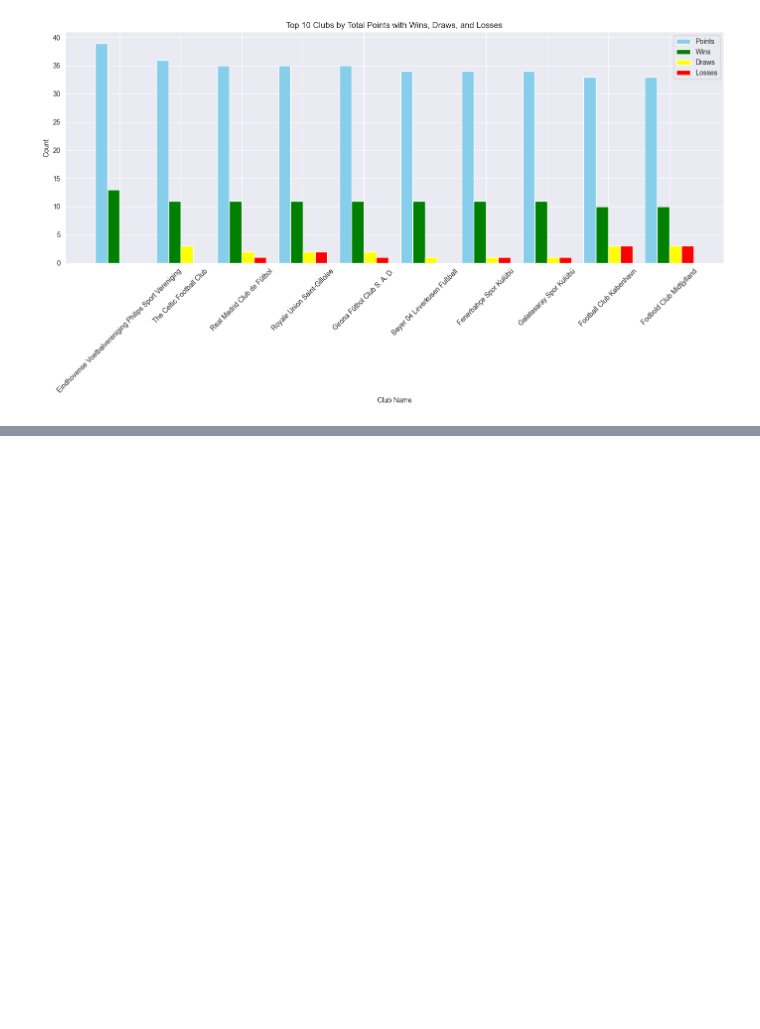
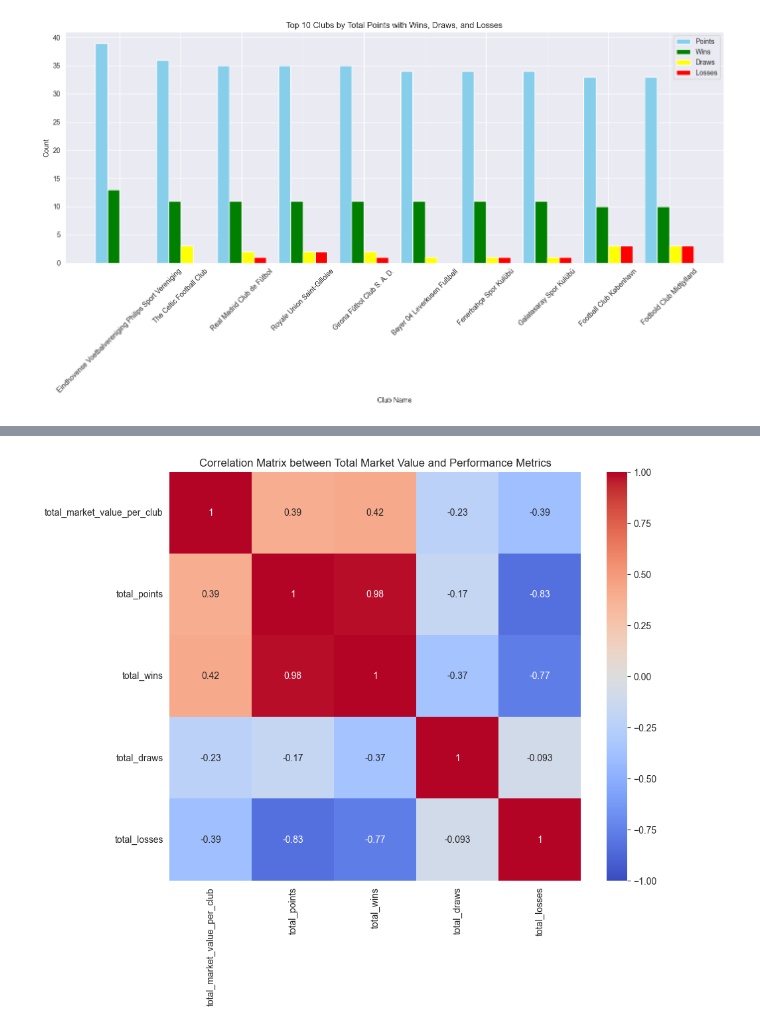
Before and after one commit to BonincontroL/IumTweb_project, a Jupyter notebook: solution/DataAnalysis/JupyterNotebooks/player_valuations.ipynb, the cells around one changed output, grey strips where cells are left out. Cells and saved outputs as stored; diff of their text form; code cells hidden in the pictures; blank space fills up the shorter version.

```diff
--- a/solution/DataAnalysis/JupyterNotebooks/player_valuations.ipynb
+++ b/solution/DataAnalysis/JupyterNotebooks/player_valuations.ipynb
@@ -354,0 +359,11 @@ plt.show()
+# %%
+# Calculate the correlation matrix
+correlation_matrix = mean_market_value_per_club[['total_market_value_per_club', 'total_points', 'total_wins', 'total_draws', 'total_losses']].corr()
+
+# Visualize the correlation matrix using a heatmap
+plt.figure(figsize=(10, 8))
+sns.heatmap(correlation_matrix, annot=True, cmap='coolwarm', vmin=-1, vmax=1)
+plt.title('Correlation Matrix between Total Market Value and Performance Metrics')
+plt.show()
+# %% [output]
+[figure, added]
```
Also changed, not shown: parts of 17 cells of this notebook.
